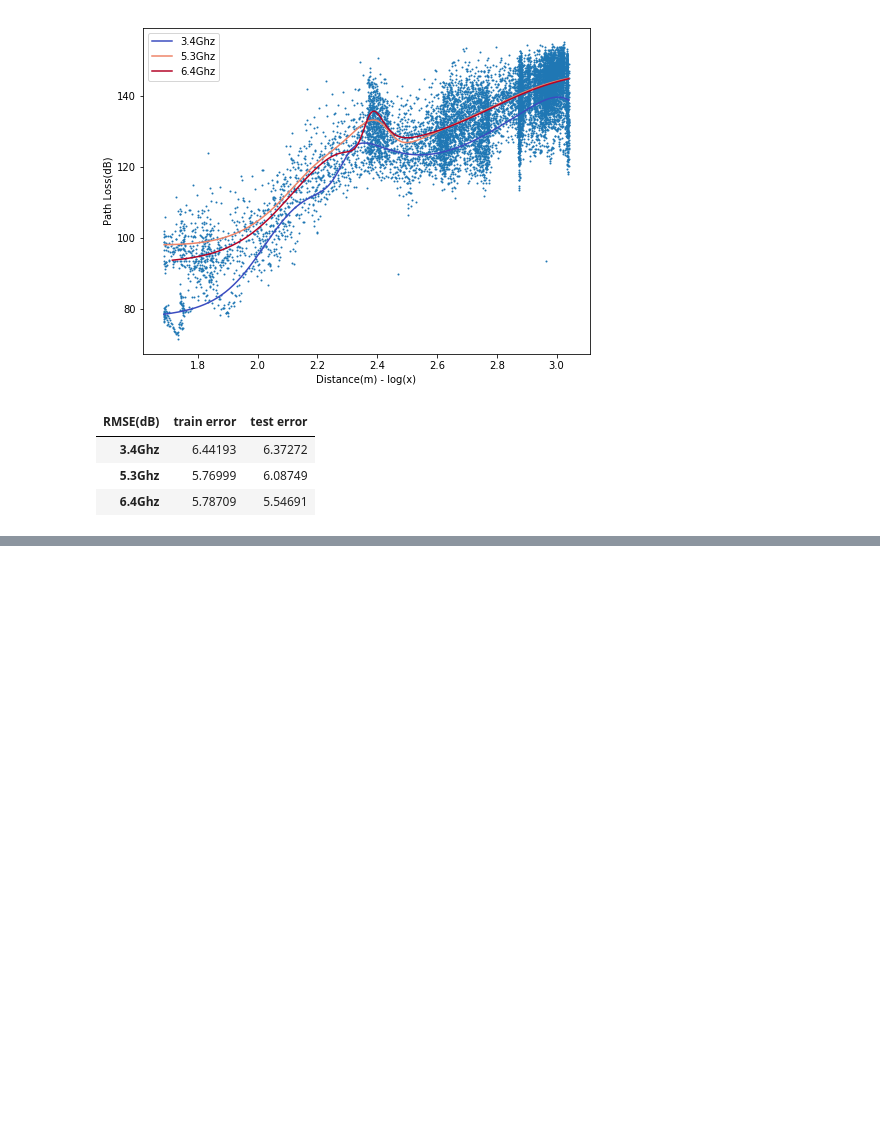
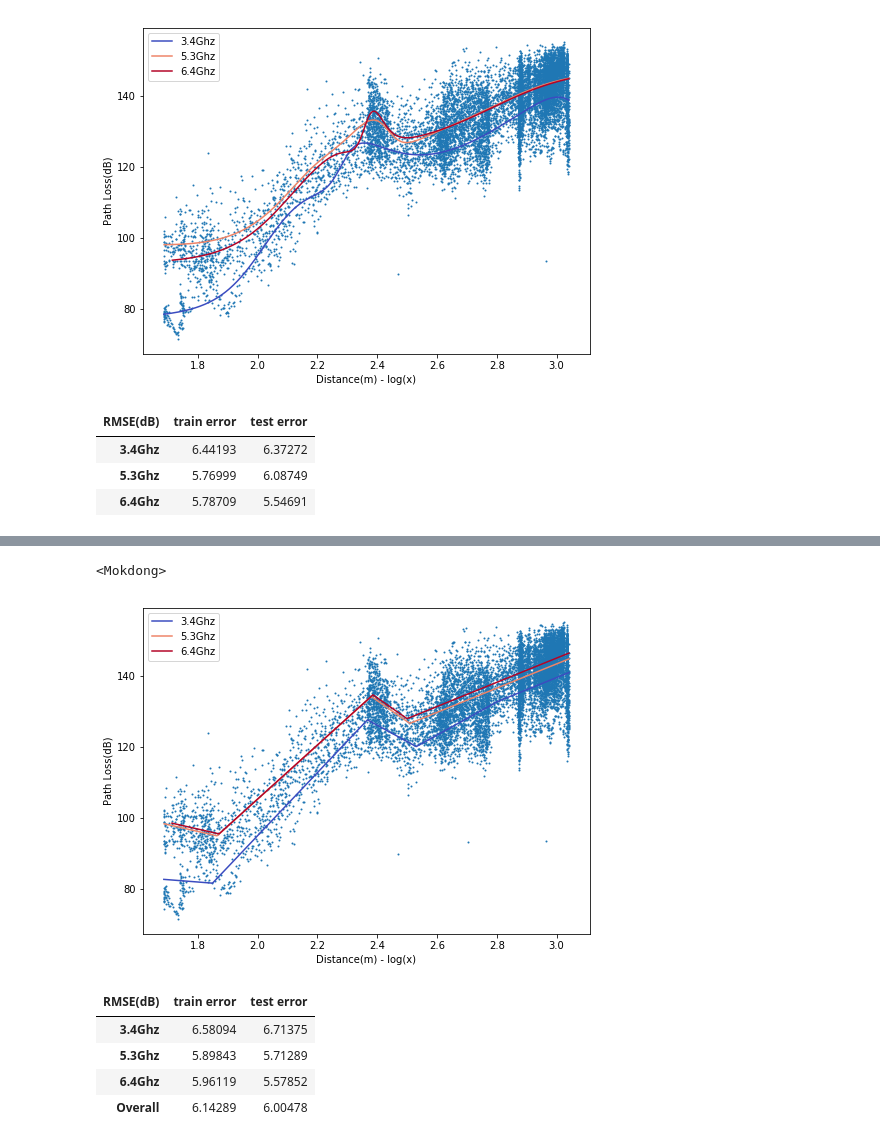
Before and after one commit to chanship72/pathloss, a Jupyter notebook: comb_regression.ipynb, the cells around one changed output, grey strips where cells are left out. Cells and saved outputs as stored; diff of their text form; code cells hidden in the pictures; blank space fills up the shorter version.

```diff
--- a/comb_regression.ipynb
+++ b/comb_regression.ipynb
@@ -256,0 +352,21 @@ stat = np.array([mlp_prediction_error(model_34,X_train_ma_34, y_train_ma_34),mlp
+# %%
+%autoreload
+model = None
+model = mlp_regression(X_train_ma, y_train_ma, (60), 'relu', 'lbfgs')
+print("<Mokdong>")
+mlp_train_multi_graph_comb(model, dataX_ma, X_train_ma[:,0], y_train_ma, 'relu', 'lbfgs')
+
+stat = np.array([mlp_prediction_error(model,X_train_ma_34, y_train_ma_34),mlp_prediction_error(model,X_test_ma_34, y_test_ma_34),
+                 mlp_prediction_error(model,X_train_ma_53, y_train_ma_53),mlp_prediction_error(model,X_test_ma_53, y_test_ma_53),
+                 mlp_prediction_error(model,X_train_ma_64, y_train_ma_64),mlp_prediction_error(model,X_test_ma_64, y_test_ma_64),
+                 mlp_prediction_error(model,X_train_ma, y_train_ma), mlp_prediction_error(model,X_test_ma, y_test_ma)])
+
+(pd.DataFrame(stat.reshape((4,2)),index=pd.Index(['3.4Ghz','5.3Ghz','6.4Ghz', 'Overall']), columns=pd.Index(['train error','test error'],name='RMSE(dB)')))
+# %% [output]
+<Mokdong>
+[figure, added]
+| RMSE(dB) | train error | test error |
+| 3.4Ghz | 6.58094 | 6.71375 |
+| 5.3Ghz | 5.89843 | 5.71289 |
+| 6.4Ghz | 5.96119 | 5.57852 |
+| Overall | 6.14289 | 6.00478 |
```
Also changed, not shown: parts of 9 cells of this notebook, 2 other files.
